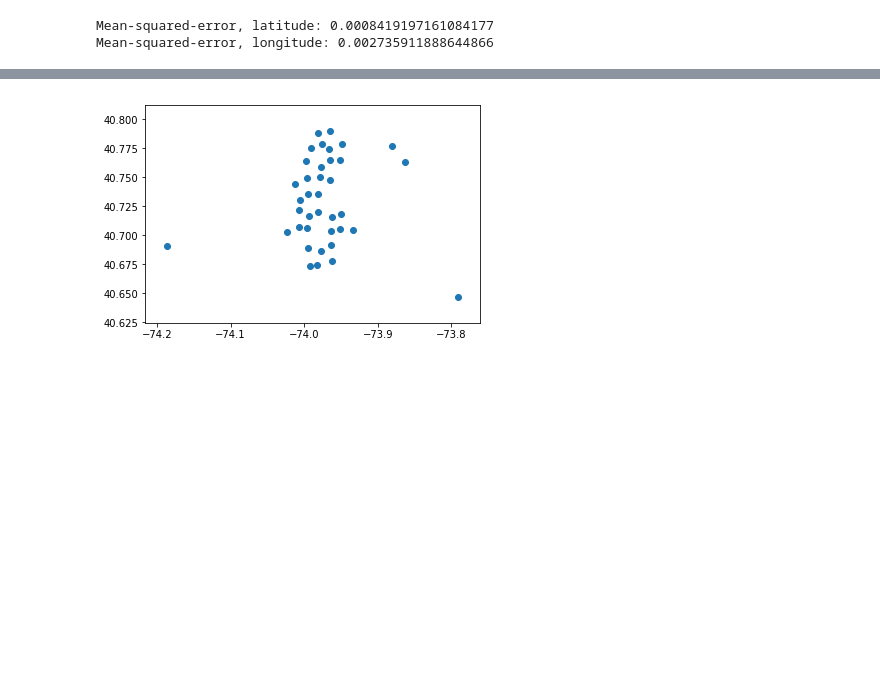
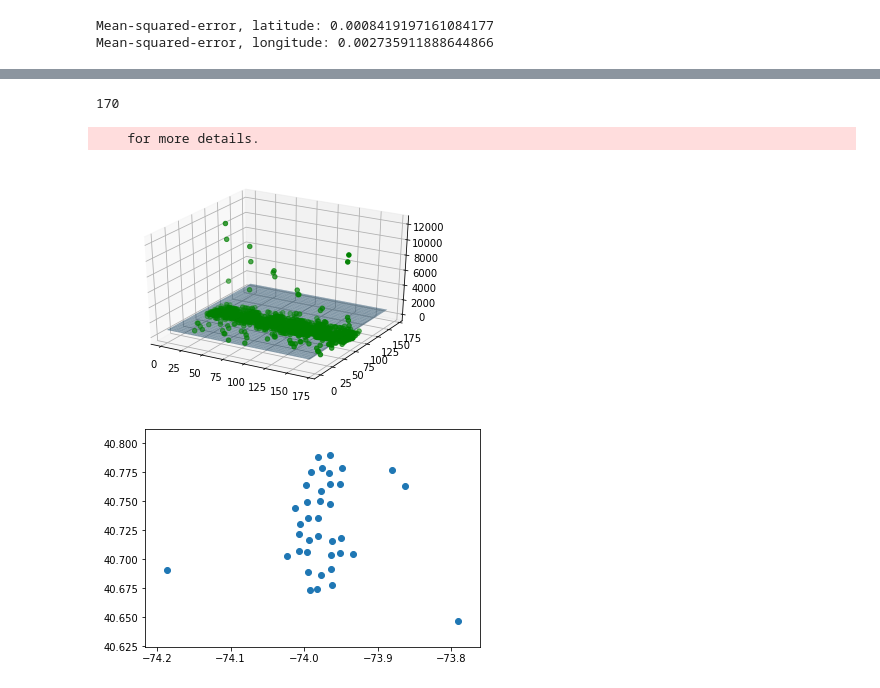
Before and after one commit to alexjwang/RideCast, a Jupyter notebook: Random Forests.ipynb, the cells around one changed output, grey strips where cells are left out. Drawn from its saved outputs; the diff is of its cells as text; code cells hidden in the pictures; blank space fills up the shorter version.

```diff
--- a/Random Forests.ipynb
+++ b/Random Forests.ipynb
@@ -171,3 +173,32 @@ print(sorted(finalout,key=lambda x: x[0]))
+# %%
+len(z)
+# %% [output]
+170
+# %%
+from mpl_toolkits.mplot3d import Axes3D
+hotspots[hotspots == 0.0] = np.NaN
+latbs = np.arange(0, 170, 1)
+lonbs = np.arange(0, 197, 1)
+latbs, lonbs = np.meshgrid(latbs, lonbs)
+
+xx = np.arange(0, 170, 1)
+yy = np.arange(0, 170, 1)
+xx, yy = np.meshgrid(xx, yy)
+z = np.full((170, 170), mean + 5*std)
+
+
+plt3d = plt.figure().gca(projection='3d')
+plt3d.plot_surface(xx, yy, z, alpha=0.5)
+
+# Ensure that the next plot doesn't overwrite the first plot
+ax = plt.gca()
+ax.hold(True)
+ax.scatter(latbs, lonbs, hotspots, color='green')
+
+plt.show()
+# %% [output]
+    for more details.
+[figure, added]
 # %%
 #HOTSPOTS GENERATED FOR 10:48 on Wednesday
 
```
Also changed, not shown: parts of 4 cells of this notebook, 2 other files.
